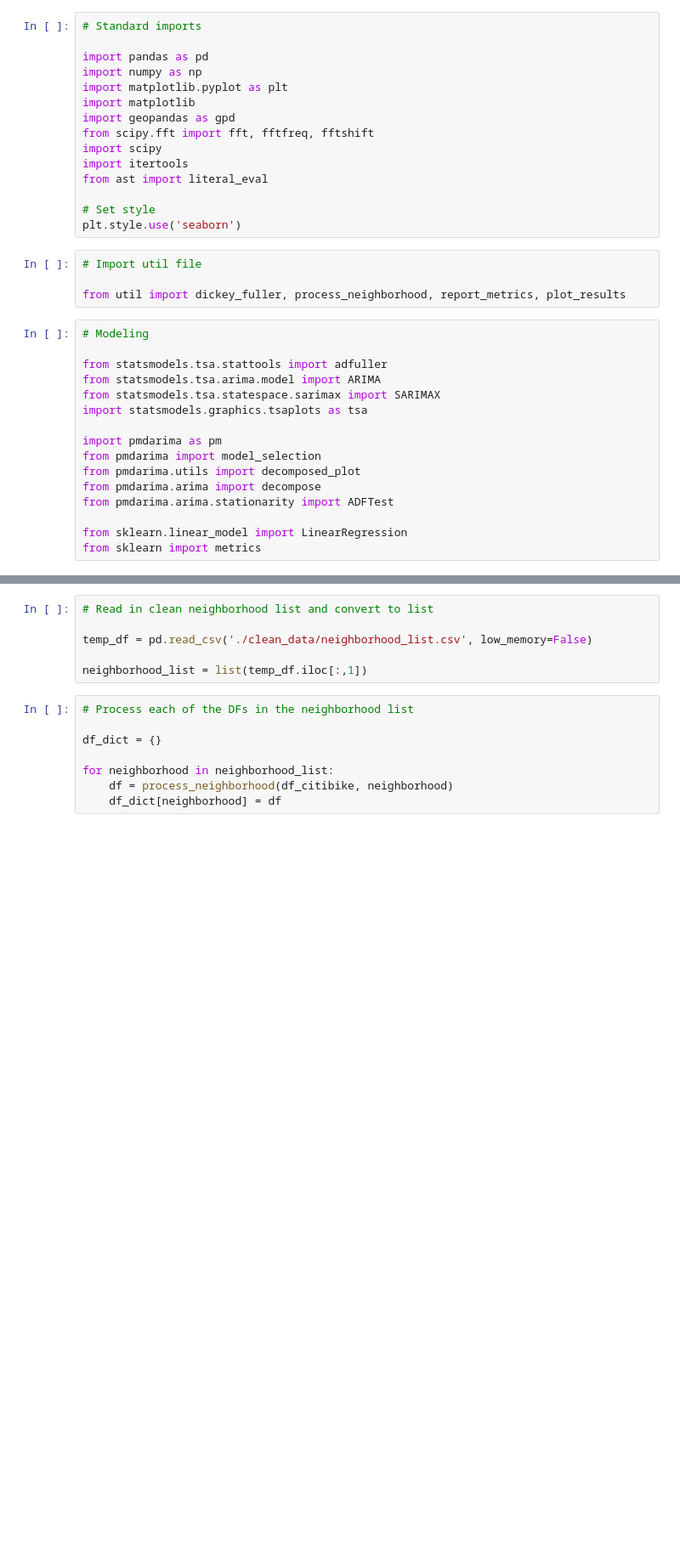
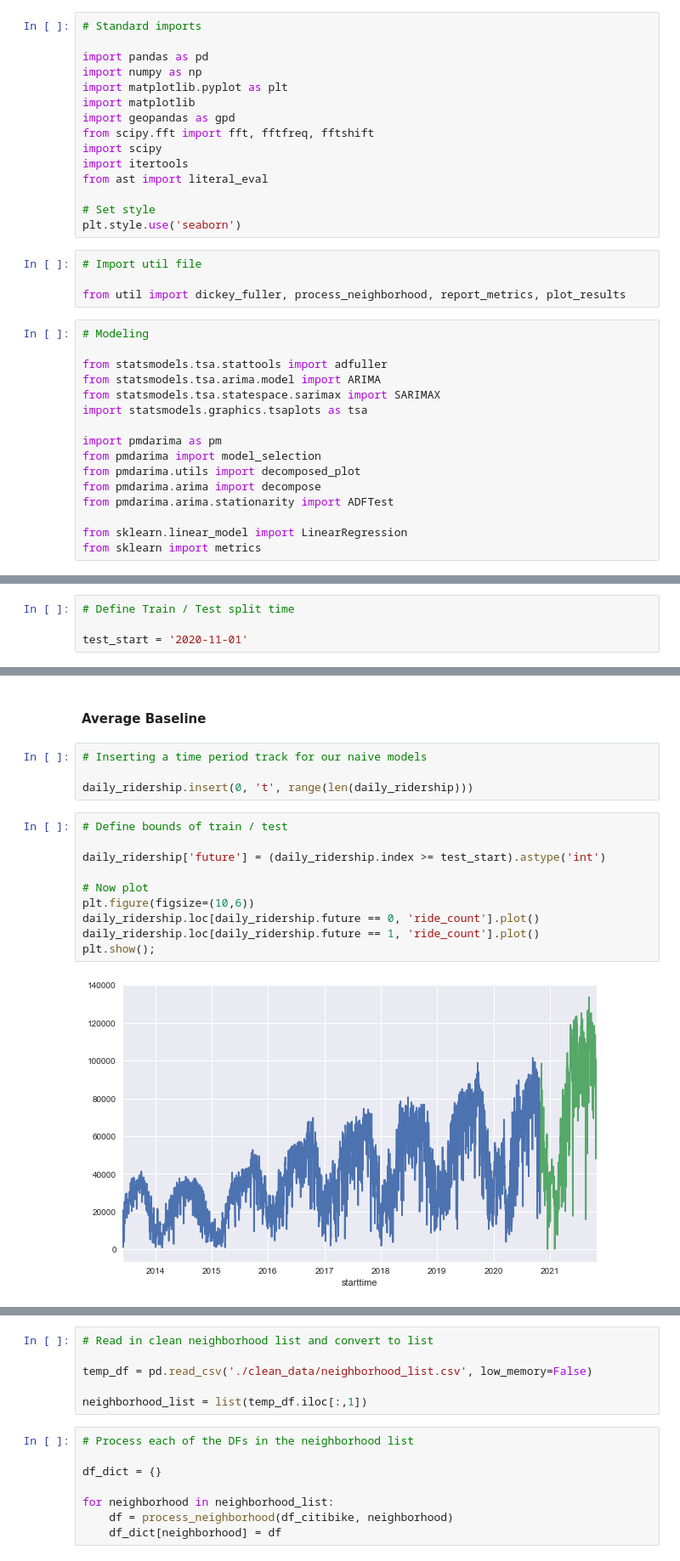
Before and after one commit to marvelje/citibike_ridership_project, a Jupyter notebook: citibike_modeling.ipynb, the cells around one changed output, grey strips where cells are left out. Shown at 85% size. Cells and saved outputs as stored; diff of their text form; blank space fills up the shorter version.

Commit message:
Add narrative modeling notebook

```diff
--- a/citibike_modeling.ipynb
+++ b/citibike_modeling.ipynb
@@ -64,2 +163,6 @@ daily_ridership = df_citibike[['ride_count']].resample('1D').sum()
 # Backfill dates with 0 rides (logic for this change in EDA notebook)
 daily_ridership['ride_count'] = daily_ridership['ride_count'].replace(to_replace=0, method='bfill')
+# %%
+# Define Train / Test split time
+
+test_start = '2020-11-01'
@@ -65,0 +175,18 @@ daily_ridership['ride_count'] = daily_ridership['ride_count'].replace(to_replace
+# %% [markdown]
+#### Average Baseline
+# %%
+# Inserting a time period track for our naive models
+
+daily_ridership.insert(0, 't', range(len(daily_ridership)))
+# %%
+# Define bounds of train / test
+
+daily_ridership['future'] = (daily_ridership.index >= test_start).astype('int')
+
+# Now plot
+plt.figure(figsize=(10,6))
+daily_ridership.loc[daily_ridership.future == 0, 'ride_count'].plot()
+daily_ridership.loc[daily_ridership.future == 1, 'ride_count'].plot()
+plt.show();
+# %% [output]
+[figure, added]
```
Also changed, not shown: parts of 142 cells of this notebook.
